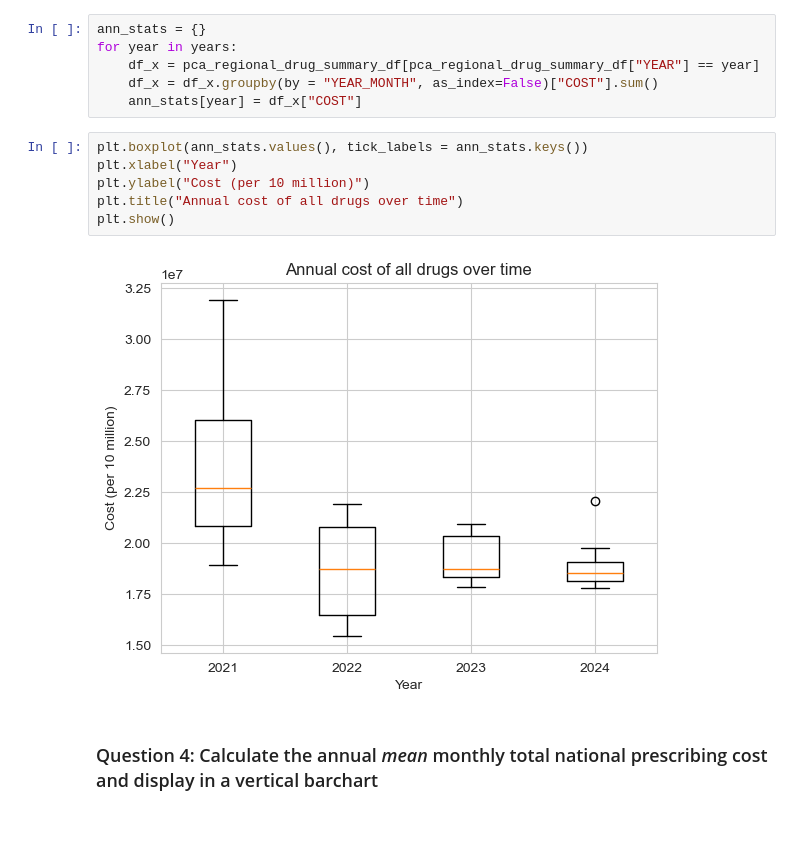
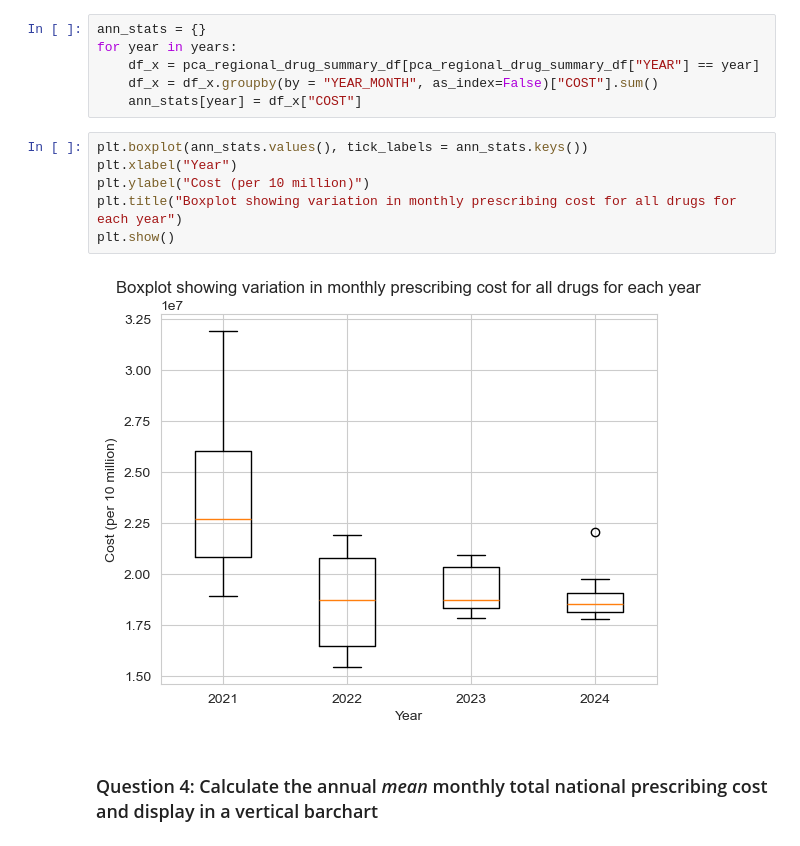
Before and after one commit to anshuman1823/nfs_online_challenge, a Jupyter notebook: Digdata_NHS_python_path.ipynb, the cells around one changed output. Drawn from its saved outputs; the diff is of its cells as text.

```diff
--- a/Digdata_NHS_python_path.ipynb
+++ b/Digdata_NHS_python_path.ipynb
@@ -526,11 +512,11 @@ for year in years:
 # %%
 plt.boxplot(ann_stats.values(), tick_labels = ann_stats.keys())
 plt.xlabel("Year")
 plt.ylabel("Cost (per 10 million)")
-plt.title("Annual cost of all drugs over time")
+plt.title("Boxplot showing variation in monthly prescribing cost for all drugs for each year")
 plt.show()
 # %% [output]
-[figure, old version]
+[figure, new version]
 # %% [markdown]
 ### Question 4: Calculate the annual *mean* monthly total national prescribing cost and display in a vertical barchart
 # %%
```
Also changed, not shown: parts of 60 cells of this notebook.
